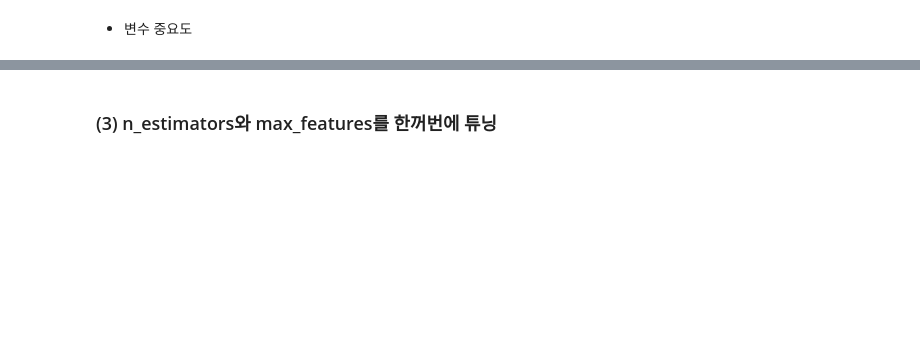
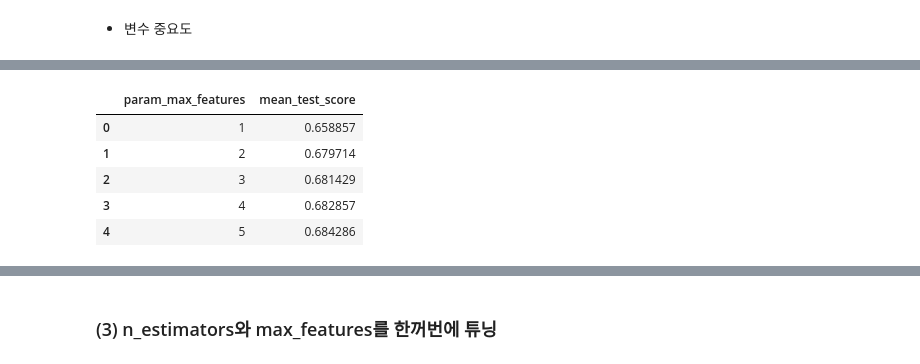
Before and after one commit to W00SUNGLEE/aivle, a Jupyter notebook: 8. 머신러닝/12과 Bagging.ipynb, the cells around one changed output, grey strips where cells are left out. Saved outputs shown, nothing was run; the diff lists cells and outputs as text; code cells hidden in the pictures; blank space fills up the shorter version.

```diff
--- a/8. 머신러닝/12과 Bagging.ipynb
+++ b/8. 머신러닝/12과 Bagging.ipynb
@@ -264,0 +298,12 @@ plt.show()
+# %%
+# 튜닝 결과를 데이터프레임으로 저장
+result = pd.DataFrame(model_gs.cv_results_)
+tmp = result.loc[:, ['param_max_features', 'mean_test_score']]
+tmp.head()
+# %% [output]
+|  | param_max_features | mean_test_score |
+| 0 | 1 | 0.658857 |
+| 1 | 2 | 0.679714 |
+| 2 | 3 | 0.681429 |
+| 3 | 4 | 0.682857 |
+| 4 | 5 | 0.684286 |
```
Also changed, not shown: parts of 19 cells of this notebook, 6 other files.
